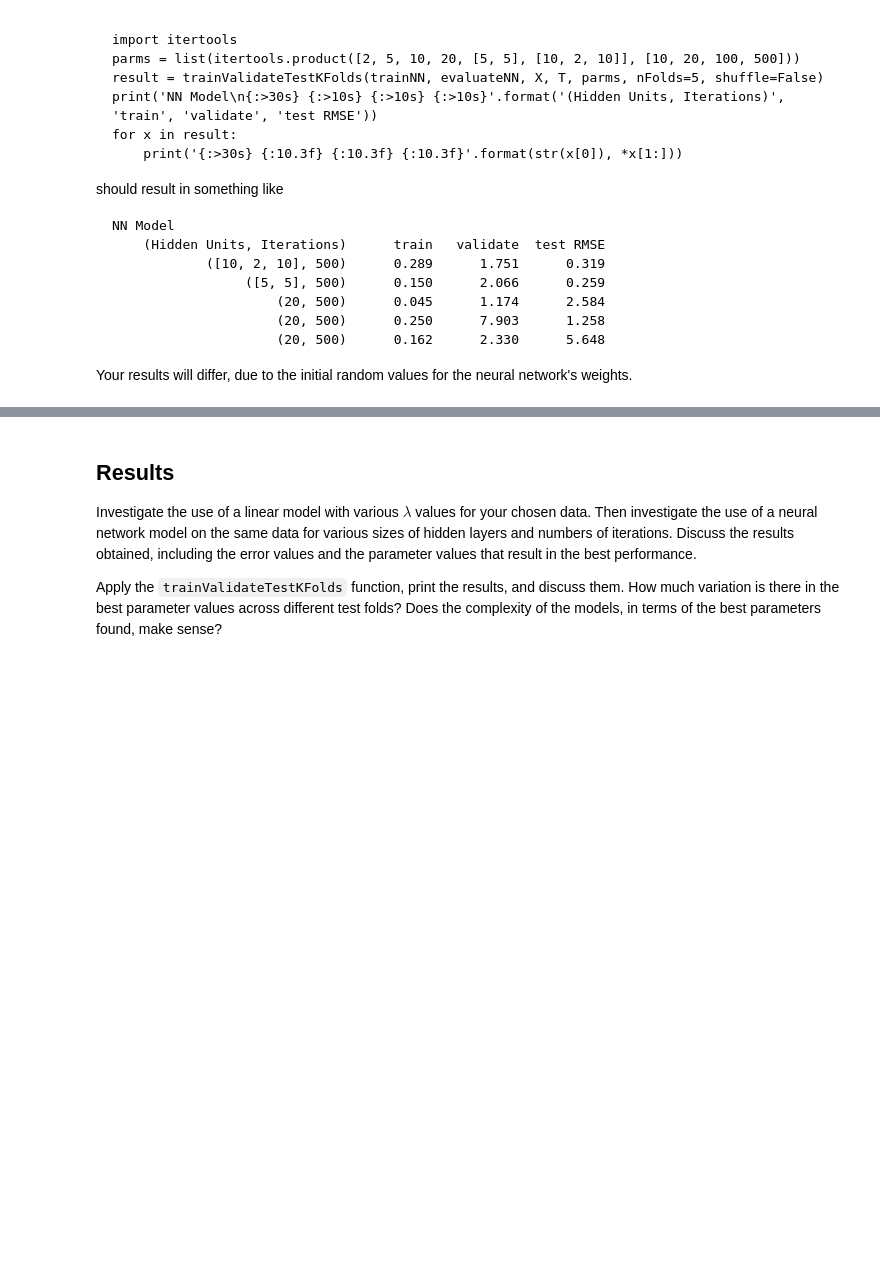
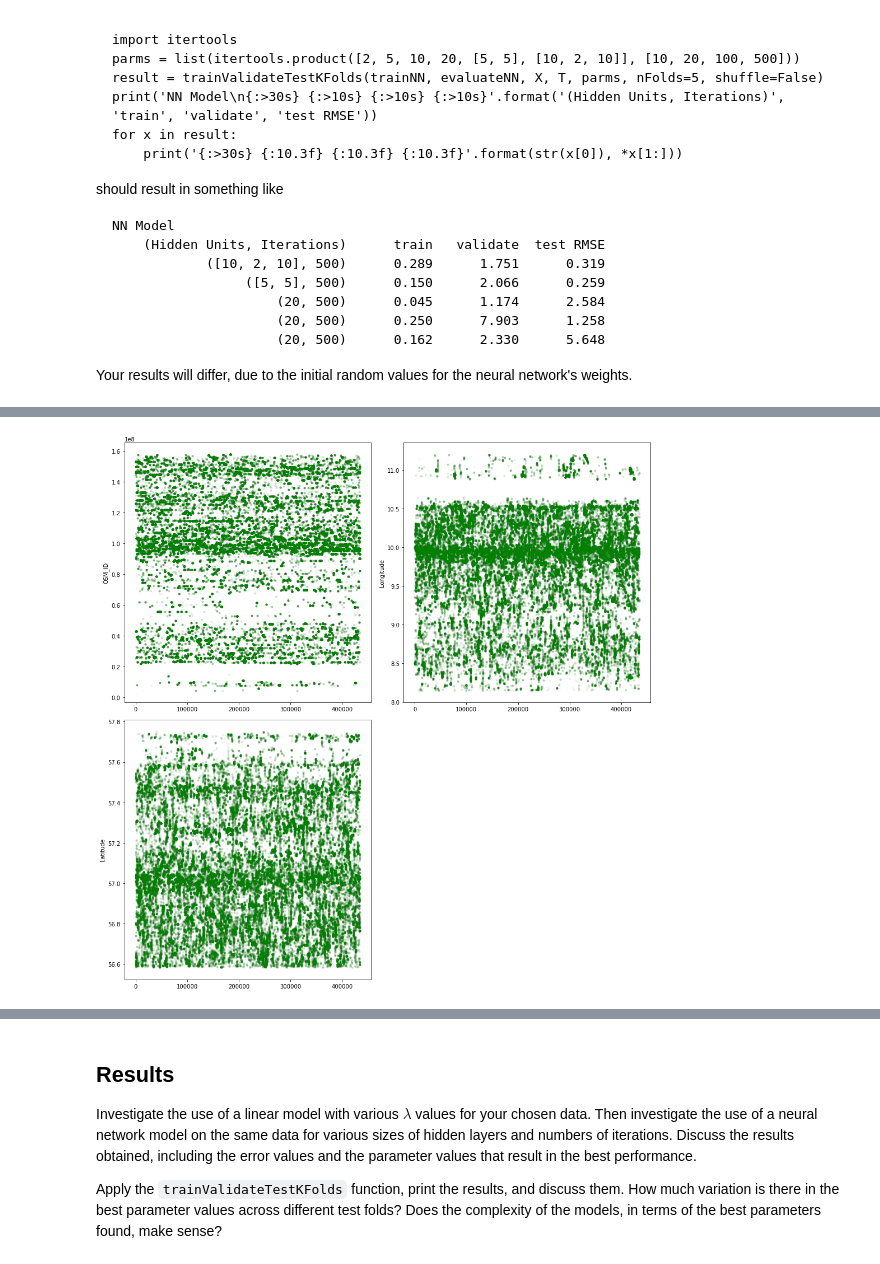
Before and after one commit to bpospeck/CS480, a Jupyter notebook: A3/Pospeck-A3.ipynb, the cells around one changed output, grey strips where cells are left out. Cells and saved outputs as stored; diff of their text form; code cells hidden in the pictures; blank space fills up the shorter version.

Commit message:
Updated ignore to include txt files and finished data section of nb

```diff
--- a/A3/Pospeck-A3.ipynb
+++ b/A3/Pospeck-A3.ipynb
@@ -237,0 +251,3 @@ Pick a data set that is interesting to you.  Explain why you picked it.  Investi
+# %%
+data = np.genfromtxt('3D_spatial_network.txt', delimiter=',')
+data.shape
@@ -237,0 +256,2 @@ Pick a data set that is interesting to you.  Explain why you picked it.  Investi
+# %%
+X = data[:,0:3]
@@ -237,0 +277,13 @@ Pick a data set that is interesting to you.  Explain why you picked it.  Investi
+# %%
+Xnames = ['OSM_ID','Longitude','Latitude']
+Tname  = 'Altitude'
+# %%
+plt.figure(figsize=(14,14))
+nrow,ncol = X.shape
+for c in range(ncol):
+    plt.subplot(2,2, c+1)
+    plt.plot(X[:,c], 'g.',alpha=.02)
+    plt.ylabel(Xnames[c])
+plt.tight_layout()
+# %% [output]
+[figure, added]
```
Also changed, not shown: parts of 13 cells of this notebook, 1 other file.
